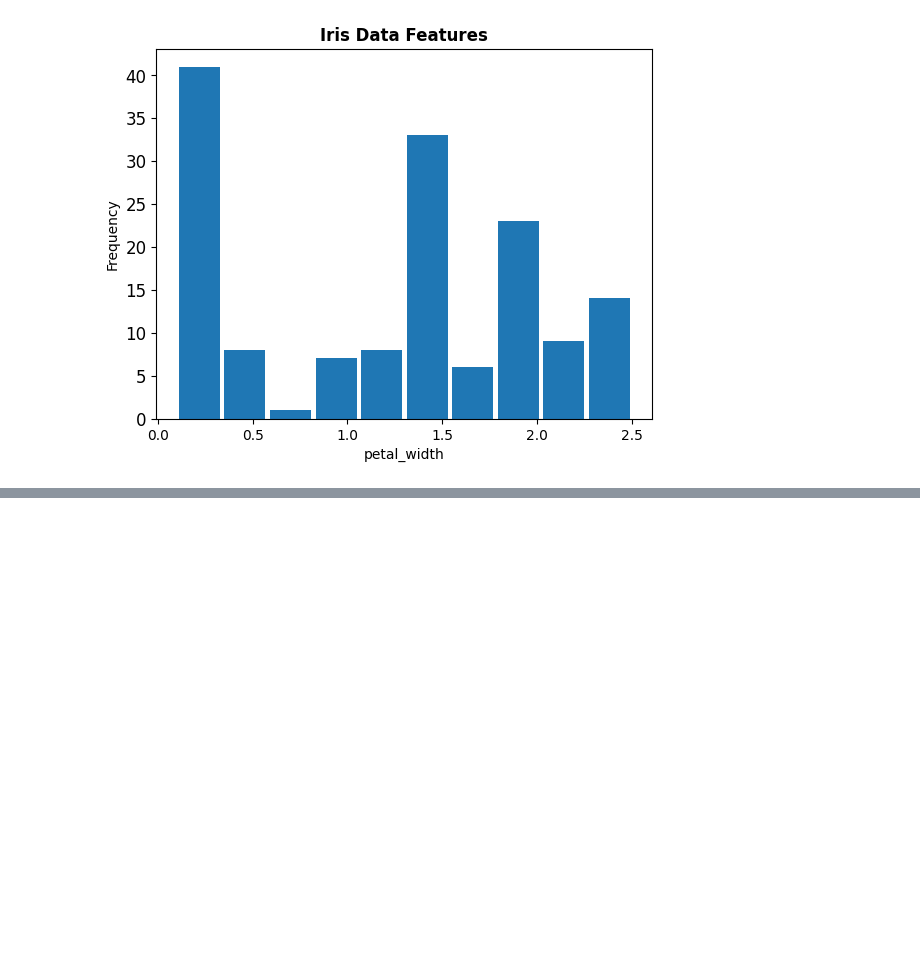
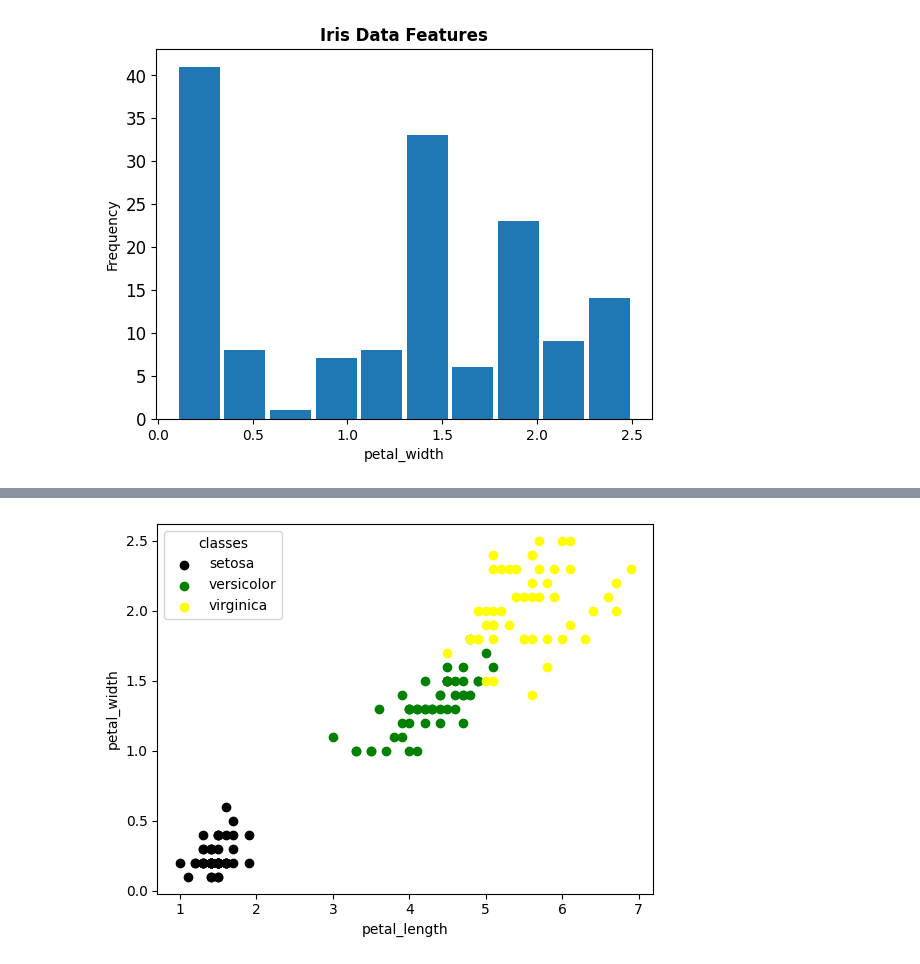
Before and after one commit to HewaOrang/pands-project, a Jupyter notebook: project.ipynb, the cells around one changed output, grey strips where cells are left out. Saved outputs shown, nothing was run; the diff lists cells and outputs as text; code cells hidden in the pictures; blank space fills up the shorter version.

```diff
--- a/project.ipynb
+++ b/project.ipynb
@@ -133,0 +160,24 @@ ax = plt.savefig('petal_width')
+# %%
+# The below is taken from this reference: https://chatgpt.com/share/6800af18-dda8-8006-8b67-cb49136ecbee
+df = pd.DataFrame(data.data, columns=data.feature_names)
+df['target'] = data.target
+
+# Create a figure and an axis.
+fig, ax = plt.subplots()
+
+# Scatter plot.
+# https://matplotlib.org/stable/api/markers_api.html#module-matplotlib.markers
+# https://matplotlib.org/stable/gallery/text_labels_and_annotations/legend.html
+for target, color, label in zip([0, 1, 2], ['black', 'green', 'yellow'], data.target_names):
+    subset = df[df['target'] == target]
+    ax.scatter(subset['petal length (cm)'], subset['petal width (cm)'],
+               c=color, label=label, marker='o')
+
+# Labels.
+ax.set_xlabel('petal_length')
+ax.set_ylabel('petal_width')
+
+ax.legend( title='classes')
+plt.show()
+# %% [output]
+[figure, added]
```
Also changed, not shown: parts of 2 cells of this notebook.
